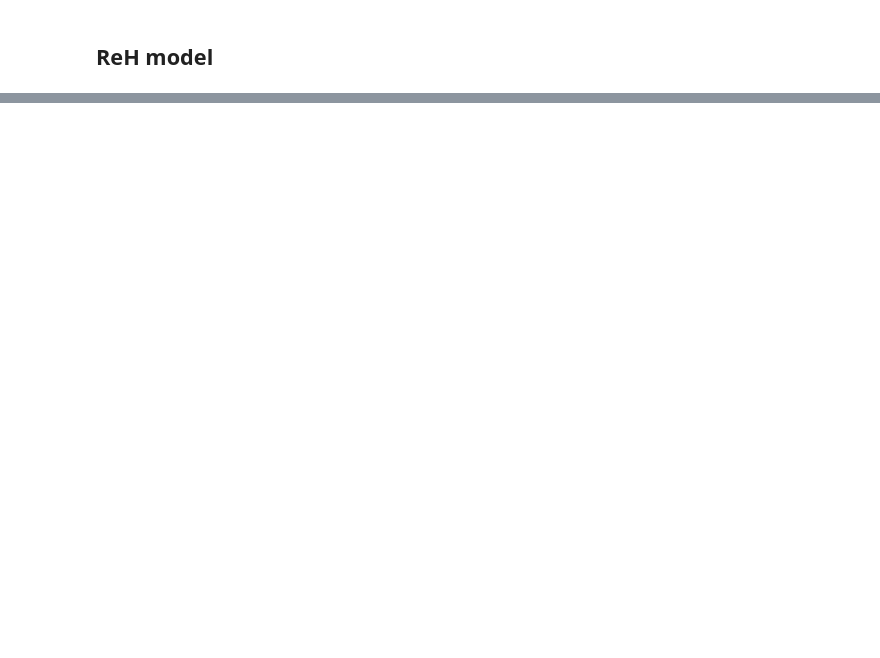
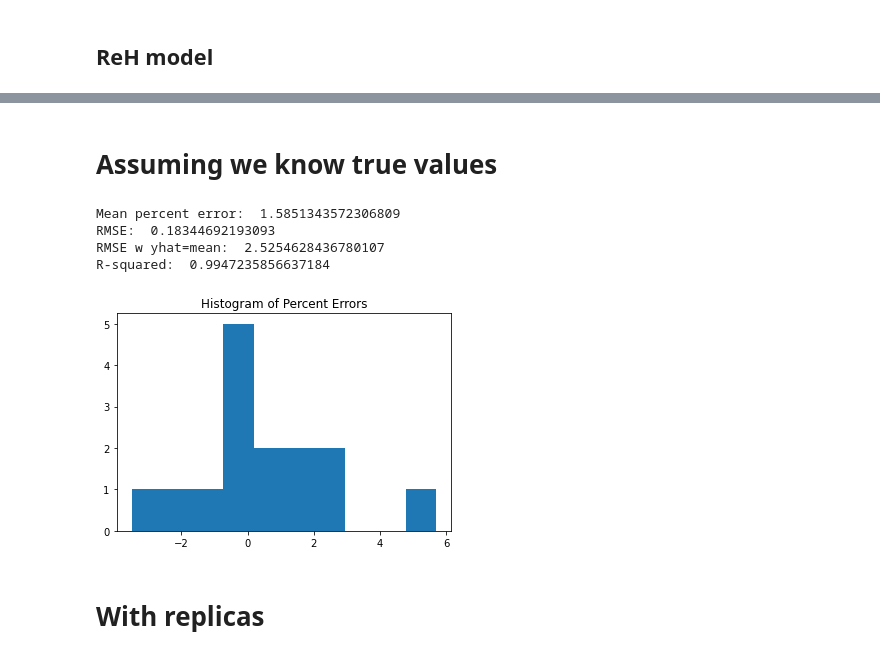
Before and after one commit to extraction-tools/ANN, a Jupyter notebook: Nick/GlobalFit2.ipynb, the cells around one changed output, grey strips where cells are left out. Saved outputs shown, nothing was run; the diff lists cells and outputs as text; code cells hidden in the pictures; blank space fills up the shorter version.

Commit message:
updated globalfit2

```diff
--- a/Nick/GlobalFit2.ipynb
+++ b/Nick/GlobalFit2.ipynb
@@ -212,0 +170,4 @@ rescaler = MinMaxScaler()
+# %%
+X_rescaled = rescaler.transform(X)
+# %%
+globalModel.compile(optimizer=tf.keras.optimizers.Adam(.3), loss=tf.keras.losses.MeanSquaredError())
@@ -212,0 +189,43 @@ rescaler = MinMaxScaler()
+# %% [markdown]
+# Assuming we know true values
+# %%
+def testWithTrue(globalModel, X, y, orig_weights, numSets):
+    '''
+    Essentially LOO cross-val with y-values being true
+
+    globalModel: a tensorflow neural network model
+    X: standardized kinematic variables
+    y: the true values of a CFF for each kinematic set
+    orig_weights: the original weights from when the model was created (used to reset model after it has been trained)
+    numSets: the number of kinematic sets
+
+    returns: averag rmse, list of percent errors from each set
+    '''
+    y_yhat = []
+    for i in tqdm(range(numSets)):
+        valid_x = X[[i], :]
+        train_x = np.delete(X, i, axis=0)
+        valid_y = y[i]
+        train_y = np.delete(np.array(y), i, axis=0)
+
+        if np.any(np.all(valid_x == train_x, axis=1)):
+            raise Exception
+
+        globalModel.set_weights(orig_weights)
+        globalModel.fit(train_x, train_y, epochs = 150, verbose=0)
+        pred = globalModel.predict(valid_x)[0][0]
+        y_yhat.append([valid_y, pred])
+
+    return np.array(y_yhat)
+# %%
+y_yhat = testWithTrue(globalModel, X_rescaled, y, orig_weights, numSets)
+# %%
+evaluate(y_yhat)
+# %% [output]
+Mean percent error:  1.5851343572306809
+RMSE:  0.18344692193093
+RMSE w yhat=mean:  2.5254628436780107
+R-squared:  0.9947235856637184
+[figure, added]
+# %% [markdown]
+# With replicas
```
Also changed, not shown: parts of 108 cells of this notebook, 1 other file.
